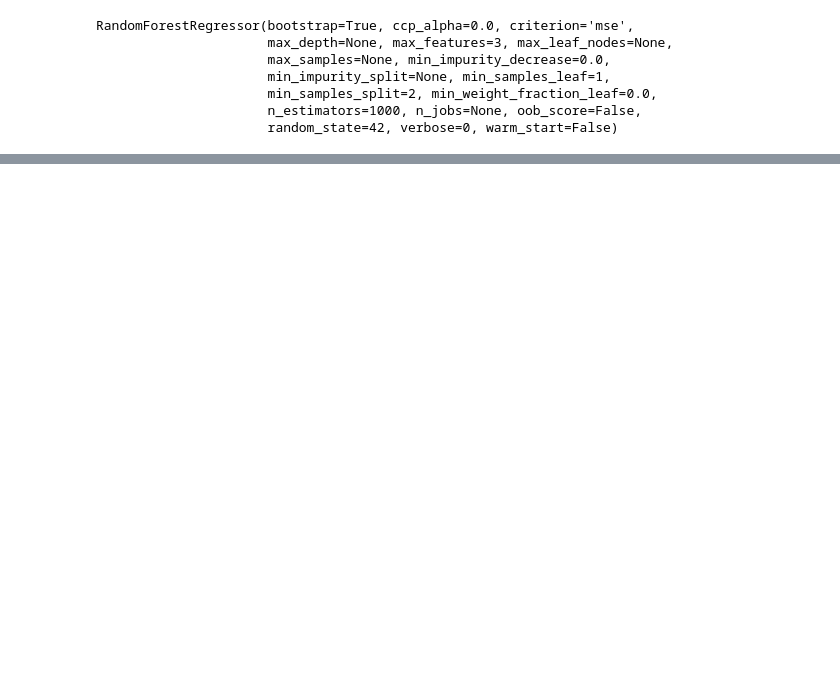
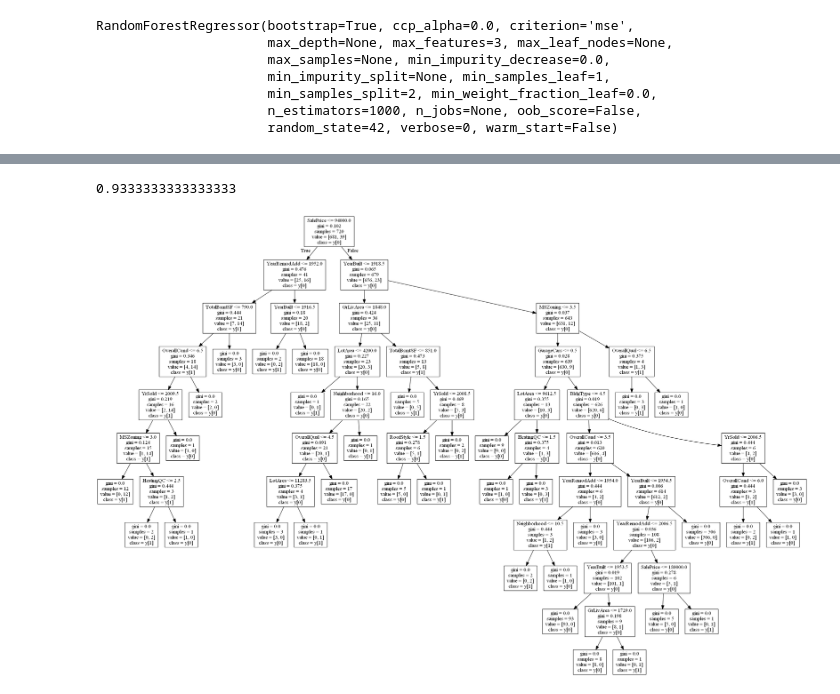
Before and after one commit to Tachmeton/Data-Science---Hausanalyse, a Jupyter notebook: Codebase.ipynb, the cells around one changed output, grey strips where cells are left out. Drawn from its saved outputs; the diff is of its cells as text; code cells hidden in the pictures; blank space fills up the shorter version.

```diff
--- a/Codebase.ipynb
+++ b/Codebase.ipynb
@@ -541,0 +565,3 @@ array([21360.07995946,    47.53941776,    62.39704459])
+# %%
+caLabels = data["CentralAir"]
+caLabels
@@ -541,0 +581,2 @@ array([21360.07995946,    47.53941776,    62.39704459])
+# %%
+trainCaData = caData[0:math.floor(lenDataSet*0.8)]
@@ -541,0 +587,2 @@ array([21360.07995946,    47.53941776,    62.39704459])
+# %%
+trainCaLabels = caLabels[0:math.floor(lenDataSet*0.8)]
@@ -541,0 +593,21 @@ array([21360.07995946,    47.53941776,    62.39704459])
+# %%
+from sklearn import tree
+cadtc= tree.DecisionTreeClassifier()
+cadtc = cadtc.fit(trainCaData, trainCaLabels)
+cadtc.score(validateCaData,validateCaLabels)
+# %% [output]
+0.9333333333333333
+# %%
+from sklearn.externals.six import StringIO
+from IPython.display import Image
+from sklearn.tree import export_graphviz
+import pydotplus
+dot_data = StringIO()
+feature_names = caData.columns
+tree.export_graphviz(cadtc, out_file=dot_data,
+                     feature_names=feature_names ,
+                     class_names=True)
+graph = pydotplus.graph_from_dot_data(dot_data.getvalue())
+Image(graph.create_png())
+# %% [output]
+[figure, added]
```
Also changed, not shown: parts of 25 cells of this notebook, 3 other files.
